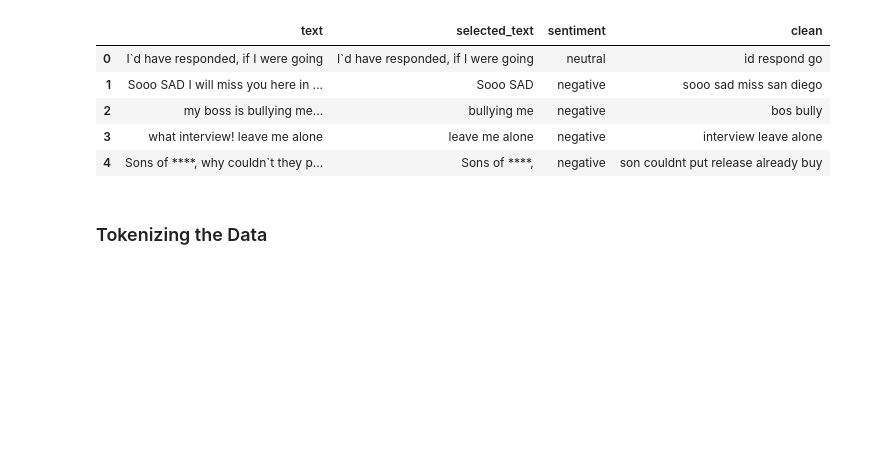
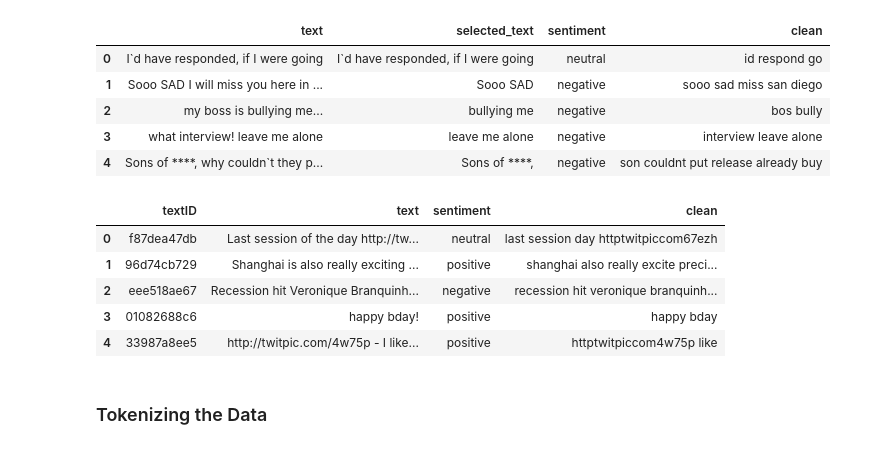
Before and after one commit to bethelike98/ENTITY-Final-Project, a Jupyter notebook: Scripts/Twitter Sentiment - NLP Classification.ipynb, the cells around one changed output. Drawn from its saved outputs; the diff is of its cells as text; code cells hidden in the pictures; blank space fills up the shorter version.

```diff
--- a/Scripts/Twitter Sentiment - NLP Classification.ipynb
+++ b/Scripts/Twitter Sentiment - NLP Classification.ipynb
@@ -196,3 +196,4 @@ def combined(text):
     return lemmatizer(stopword(removepunct(text)))
 # %%
 train['clean'] = train.text.astype(str).str.lower()
+test['clean'] = test.text.astype(str).str.lower()
@@ -208,5 +200,6 @@ train.head()
 # %%
 train['clean'] = train['clean'].apply(lambda x: combined(x))
+test['clean'] = test['clean'].apply(lambda x: combined(x))
 # %%
 train.head()
 # %% [output]
@@ -216,6 +209,15 @@ train.head()
 | 2 | my boss is bullying me... | bullying me | negative | bos bully |
 | 3 | what interview! leave me alone | leave me alone | negative | interview leave alone |
 | 4 | Sons of ****, why couldn`t they p... | Sons of ****, | negative | son couldnt put release already buy |
+# %%
+test.head()
+# %% [output]
+|  | textID | text | sentiment | clean |
+| 0 | f87dea47db | Last session of the day http://tw... | neutral | last session day httptwitpiccom67ezh |
+| 1 | 96d74cb729 | Shanghai is also really exciting ... | positive | shanghai also really excite preci... |
+| 2 | eee518ae67 | Recession hit Veronique Branquinh... | negative | recession hit veronique branquinh... |
+| 3 | 01082688c6 | happy bday! | positive | happy bday |
+| 4 | 33987a8ee5 | http://twitpic.com/4w75p - I like... | positive | httptwitpiccom4w75p like |
 # %% [markdown]
 ### Tokenizing the Data
 # %%
```
Also changed, not shown: parts of 14 cells of this notebook.
